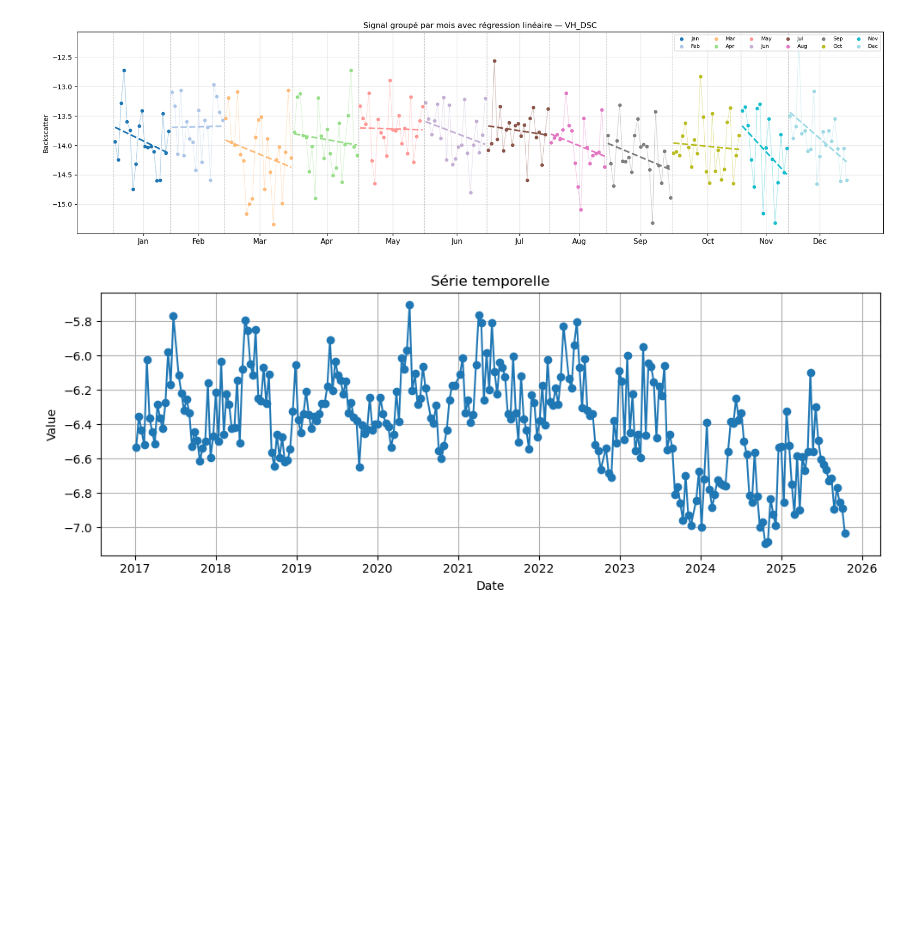
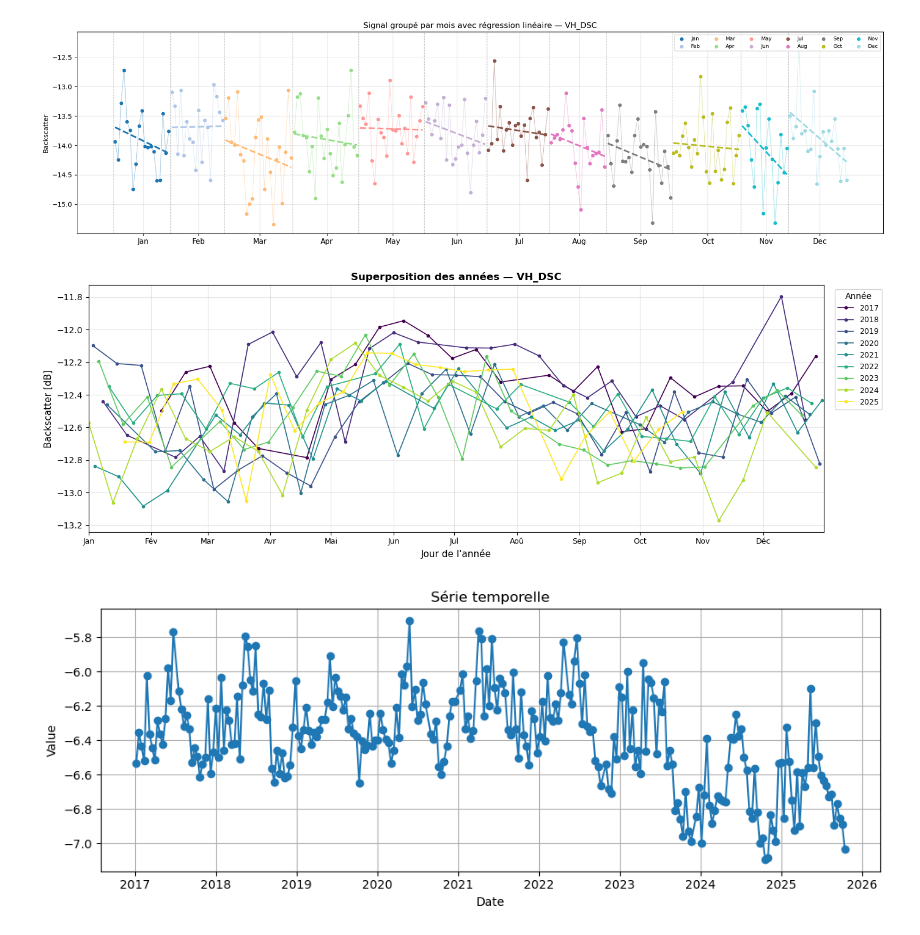
Before and after one commit to clairesn23/readingseminar, a Jupyter notebook: Welch_and_analyse.ipynb, the cells around one changed output. Saved outputs shown, nothing was run; the diff lists cells and outputs as text; code cells hidden in the pictures; blank space fills up the shorter version.

Commit message:
ajout superposition splines et serietemp

```diff
--- a/Welch_and_analyse.ipynb
+++ b/Welch_and_analyse.ipynb
@@ -102,7 +102,7 @@ def prepadataframe(Paracou=1, allROI=0):
             "VV_DEFOL": np.array(df_VV_ASC_defoliated_Trinit)[:,0],
         }
         return moy_masked_Trinit,moy_unmasked_Trinit,date_Trinit
-value,date = prepadataframe(1)
+value,date = prepadataframe(1,1)
 # %%
 
 # La série temporelle
@@ -279,6 +279,48 @@ def plot_signal_par_mois_single(df, dates_dict, nom, title=None):
 plot_signal_par_mois_single(value, date, "VH_DSC")
 # %% [output]
 [figure]
+# %%
+def plot_superpose_annees(value, dates_dict, nom, title=None, col_idx=0):
+    """
+    Superpose les années sur un même graphe.
+    X = jour de l'année (1-365), Y = valeur, une courbe par année.
+    """
+    values_raw = value[nom][:, col_idx] if value[nom].ndim > 1 else value[nom]
+    dates_raw  = [datetime.strptime(t, "%Y-%m-%d") for t in dates_dict[nom]]
+
+    df_plot = pd.DataFrame({
+        "date":     dates_raw,
+        "value":    values_raw,
+        "year":     [d.year for d in dates_raw],
+        "doy":      [d.timetuple().tm_yday for d in dates_raw],  # day of year
+    })
+
+    years  = sorted(df_plot["year"].unique())
+    colors = plt.cm.viridis(np.linspace(0, 1, len(years)))
+
+    fig, ax = plt.subplots(figsize=(14, 5))
+
+    for year, color in zip(years, colors):
+        df_year = df_plot[df_plot["year"] == year].sort_values("doy")
+        ax.plot(df_year["doy"], df_year["value"],
+                marker="o", markersize=3, linewidth=1.2,
+                color=color, label=str(year))
+
+    ax.set_xlabel("Jour de l'année", fontsize=11)
+    ax.set_ylabel("Backscatter [dB]", fontsize=11)
+    ax.set_title(title or f"Superposition des années — {nom}", fontsize=12, fontweight="bold")
+    ax.set_xlim(1, 365)
+    ax.set_xticks([1, 32, 60, 91, 121, 152, 182, 213, 244, 274, 305, 335])
+    ax.set_xticklabels(["Jan","Fév","Mar","Avr","Mai","Jun",
+                        "Jul","Aoû","Sep","Oct","Nov","Déc"], fontsize=9)
+    ax.legend(title="Année", bbox_to_anchor=(1.01, 1), loc="upper left", fontsize=9)
+    ax.grid(True, alpha=0.3)
+    plt.tight_layout()
+    plt.show()
+
+plot_superpose_annees(value, date, "VH_DSC")
+# %% [output]
+[figure, added]
 # %%
 masked, unmasked, date = prepadataframe(0)
 SerieTemp(masked,date,'VV_ASC')
```
Also changed, not shown: 1 other file.
